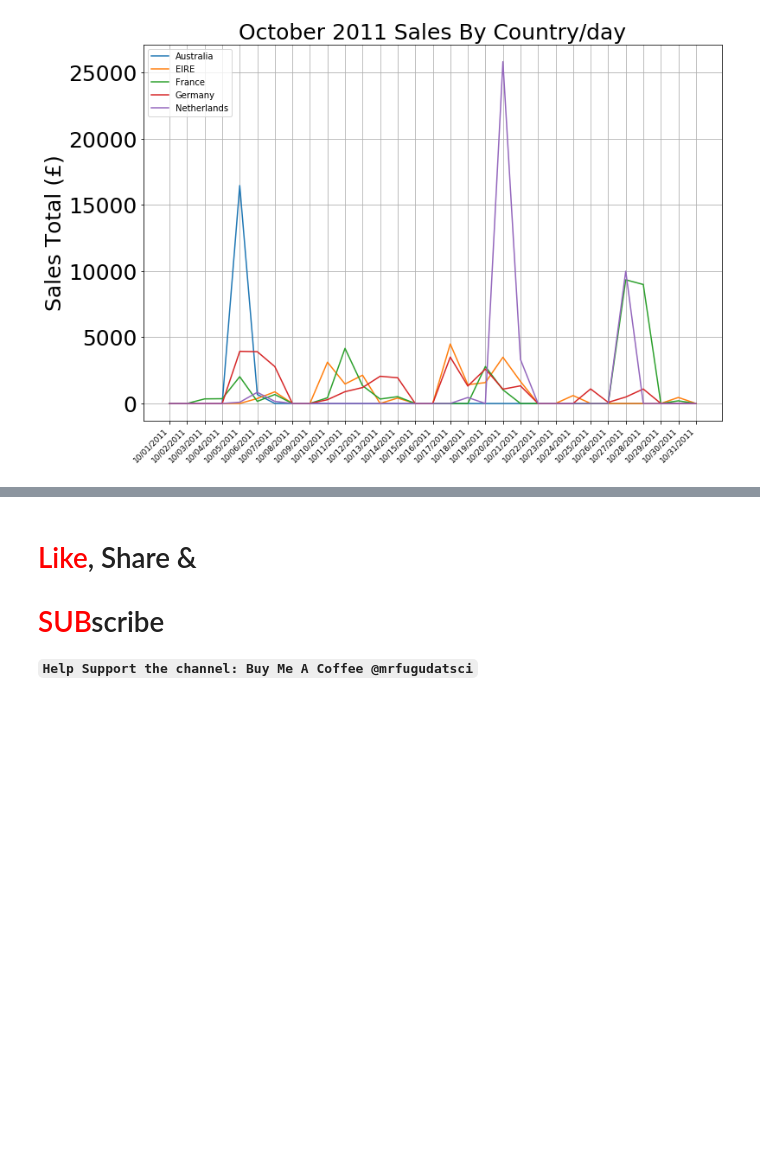
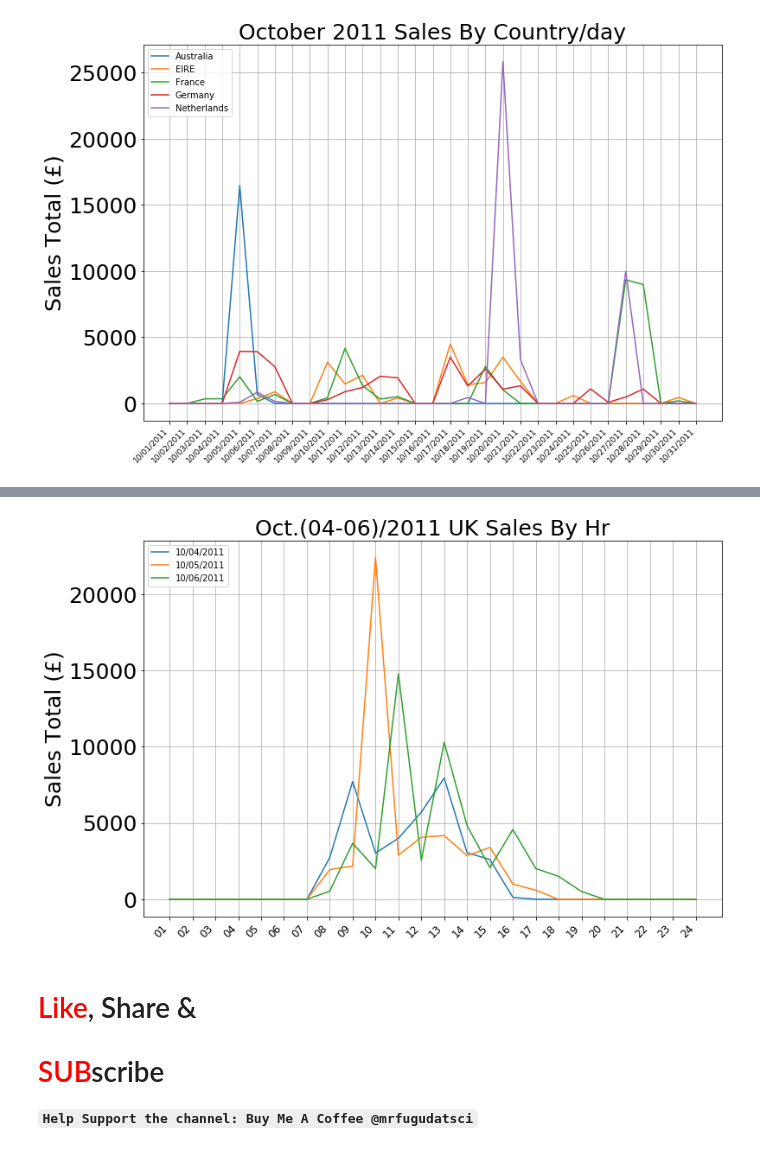
Before and after one commit to MrFuguDataScience/Python_Basics, a Jupyter notebook: time_series_plots.ipynb, the cells around one changed output, grey strips where cells are left out. Drawn from its saved outputs; the diff is of its cells as text; code cells hidden in the pictures; blank space fills up the shorter version.

```diff
--- a/time_series_plots.ipynb
+++ b/time_series_plots.ipynb
@@ -381,0 +490,27 @@ plt.show()
+# %%
+# Ds.extend() generates correct length of each date so DF rows match
+Ds=[]
+for i in three_days:
+    mm_=uk_three_day.loc[uk_three_day['Date']==i]
+    Ds.extend([mm_['Date'].unique()]*len((set(vb_)-set(list(mm_['Hour'].unique())))))
+
+# preparing new DF:
+mvc=pd.DataFrame({'Date':Ds})
+omg=mvc.apply(pd.Series.explode).reset_index(drop=True) #flatten lists of dates
+
+fif=pd.concat([xx_exp,three_day_Sales,omg],axis=1)
+upd=uk_three_day.loc[:,['Hour','Sales_Total','Date']]
+
+uu=upd.append(fif).reset_index(drop=True)
+uu=uu.sort_values(['Hour','Date'])
+# %%
+# Sales By Hr stored in lists:
+store_inf=[]
+p_=uu.sort_values(by=['Hour','Date'])
+
+names_=uu['Date'].unique()
+for i in names_:
+    mm=p_.loc[p_['Date']==i]
+    store_inf.append(list(mm.groupby('Hour').sum()['Sales_Total']))
+
+store_inf[0] # first entry 10/04/2011 by hr sales_totals
@@ -382,3 +535,19 @@ plt.show()
+# %%
+
+grid_=[x for x in p_.loc[:,'Hour'].unique()]
+graphs_=store_inf
+plt.figure(figsize=(12,8))
+for gg,graph in enumerate(graphs_):
+        plt.plot(grid_,graph,label=p_.loc[:,'Date'].unique()[gg])
+
+plt.ylabel('Sales Total '+ '('+u'\u00A3'+')',size=25)
+plt.title('Oct.(04-06)/2011 UK Sales By Hr',size=25)
+plt.legend(loc="upper left")
+plt.xticks(p_.loc[:,'Hour'].unique(),rotation=45,ha="right",size=12)
+plt.grid(True)
+plt.show()
+# %% [output]
+[figure, added]
 # %% [markdown]
 # <font color=red>Like</font>, Share &
 
```
Also changed, not shown: parts of 15 cells of this notebook.
